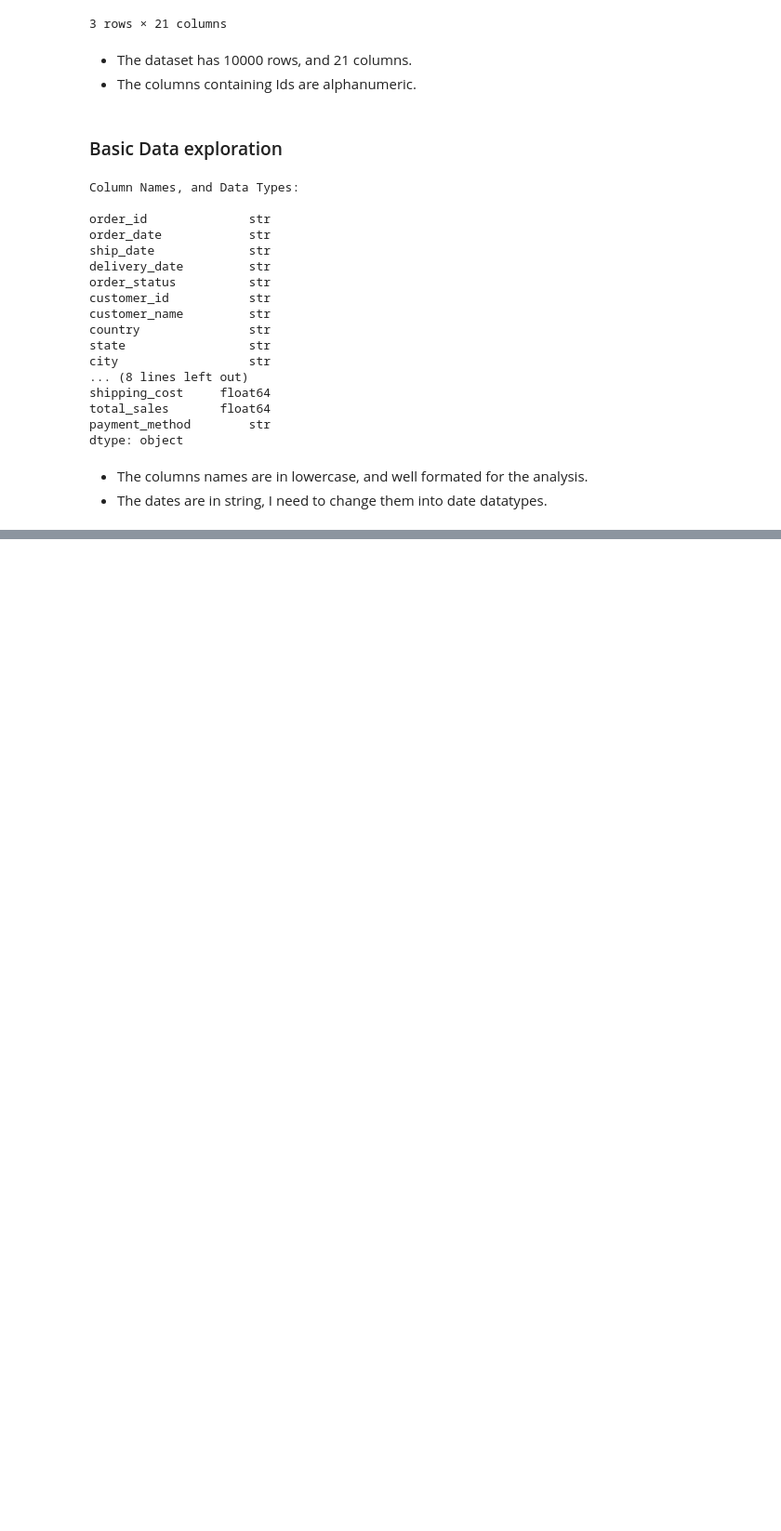
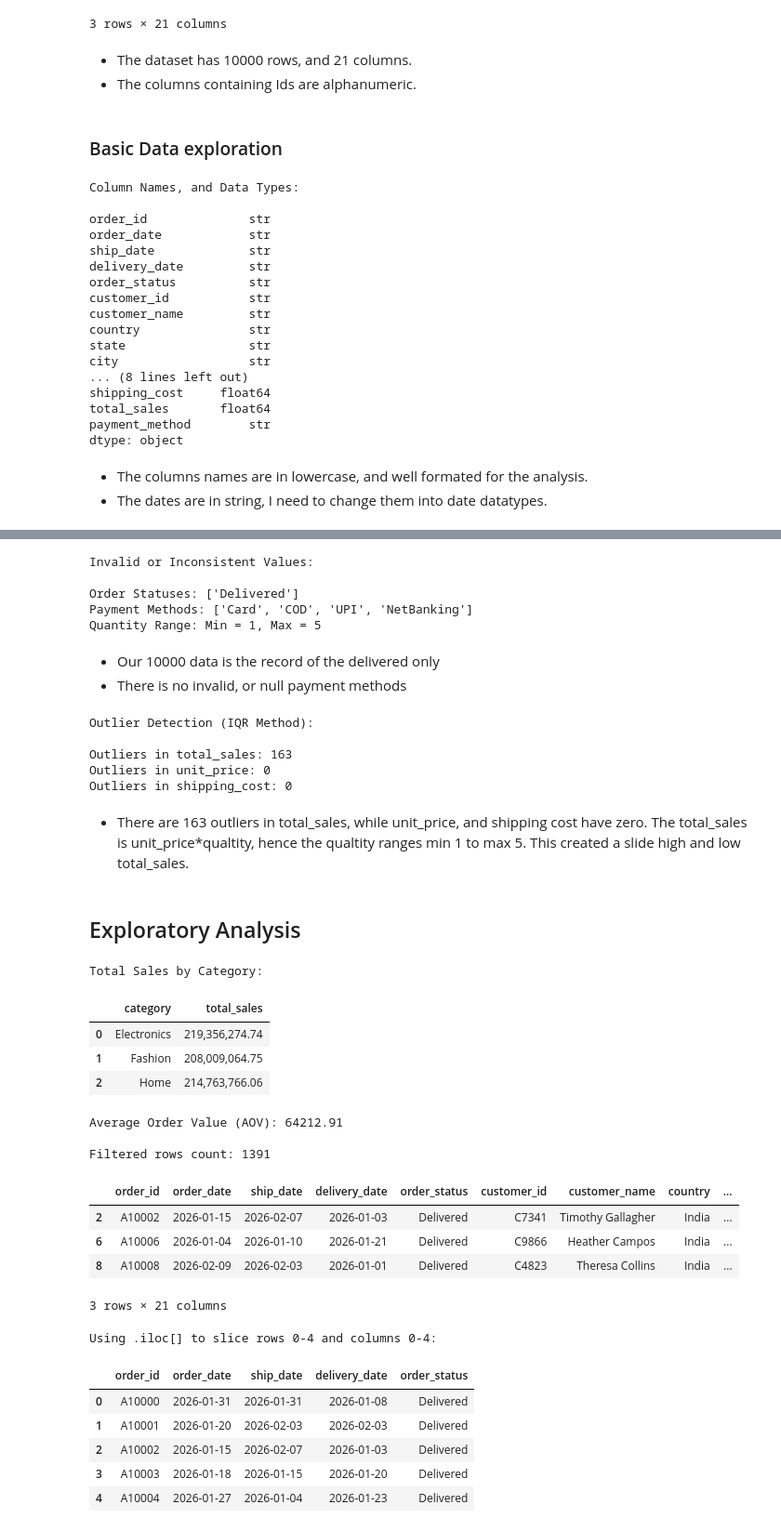
Before and after one commit to DineshKarki10/ecommerce-etl-pipeline, a Jupyter notebook: notebooks/etl_pipeline.ipynb, the cells around one changed output, grey strips where cells are left out. Shown at 93% size. Saved outputs shown, nothing was run; the diff lists cells and outputs as text; code cells hidden in the pictures; blank space fills up the shorter version.

```diff
--- a/notebooks/etl_pipeline.ipynb
+++ b/notebooks/etl_pipeline.ipynb
@@ -57,0 +105,72 @@ dtype: object
+# %%
+print("Invalid or Inconsistent Values:\n")
+print(f"Order Statuses: {df['order_status'].unique().tolist()}")
+print(f"Payment Methods: {df['payment_method'].unique().tolist()}")
+print(f"Quantity Range: Min = {df['quantity'].min()}, Max = {df['quantity'].max()}")
+# %% [output]
+Invalid or Inconsistent Values:
+
+Order Statuses: ['Delivered']
+Payment Methods: ['Card', 'COD', 'UPI', 'NetBanking']
+Quantity Range: Min = 1, Max = 5
+# %% [markdown]
+- Our 10000 data is the record of the delivered only
+- There is no invalid, or null payment methods
+# %%
+print("Outlier Detection (IQR Method): \n")
+for col in ['total_sales', 'unit_price', 'shipping_cost']:
+    Q1 = df[col].quantile(0.25)
+    Q3 = df[col].quantile(0.75)
+    IQR = Q3 - Q1
+    outlier_count = ((df[col] < (Q1 - 1.5 * IQR)) | (df[col] > (Q3 + 1.5 * IQR))).sum()
+    print(f"Outliers in {col}: {outlier_count}")
+# %% [output]
+Outlier Detection (IQR Method):
+
+Outliers in total_sales: 163
+Outliers in unit_price: 0
+Outliers in shipping_cost: 0
+# %% [markdown]
+- There are 163 outliers in total_sales, while unit_price, and shipping cost have zero. The total_sales is unit_price*qualtity, hence the qualtity ranges min 1 to max 5. This created a slide high and low total_sales.
+# %% [markdown]
+## Exploratory Analysis
+# %%
+# Sales by category
+category_sales = df.groupby('category')['total_sales'].sum().apply('{:,.2f}'.format).reset_index()
+print("\nTotal Sales by Category:")
+display(category_sales)
+
+# Average order value
+aov = df['total_sales'].mean()
+print(f"\nAverage Order Value (AOV): {aov:.2f} \n")
+
+# Filtering rows based on specific conditions ( Electronics category with high quantity)
+filtered_sales = df[(df['category'] == 'Electronics') & (df['quantity'] >= 4)]
+print(f"Filtered rows count: {filtered_sales.shape[0]}")
+display(filtered_sales.head(3))
+
+# Using .iloc[] for positional slicing; selecting specific rows 0 to 4 and columns 0 to 5
+subset_iloc = df.iloc[0:5, 0:5]
+print("\nUsing .iloc[] to slice rows 0-4 and columns 0-4:")
+display(subset_iloc)
+# %% [output]
+Total Sales by Category:
+|  | category | total_sales |
+| 0 | Electronics | 219,356,274.74 |
+| 1 | Fashion | 208,009,064.75 |
+| 2 | Home | 214,763,766.06 |
+Average Order Value (AOV): 64212.91
+
+Filtered rows count: 1391
+|  | order_id | order_date | ship_date | delivery_date | order_status | customer_id | customer_name | country | ... |
+| 2 | A10002 | 2026-01-15 | 2026-02-07 | 2026-01-03 | Delivered | C7341 | Timothy Gallagher | India | ... |
+| 6 | A10006 | 2026-01-04 | 2026-01-10 | 2026-01-21 | Delivered | C9866 | Heather Campos | India | ... |
+| 8 | A10008 | 2026-02-09 | 2026-02-03 | 2026-01-01 | Delivered | C4823 | Theresa Collins | India | ... |
+3 rows × 21 columns
+Using .iloc[] to slice rows 0-4 and columns 0-4:
+|  | order_id | order_date | ship_date | delivery_date | order_status |
+| 0 | A10000 | 2026-01-31 | 2026-01-31 | 2026-01-08 | Delivered |
+| 1 | A10001 | 2026-01-20 | 2026-02-03 | 2026-02-03 | Delivered |
+| 2 | A10002 | 2026-01-15 | 2026-02-07 | 2026-01-03 | Delivered |
+| 3 | A10003 | 2026-01-18 | 2026-01-15 | 2026-01-20 | Delivered |
+| 4 | A10004 | 2026-01-27 | 2026-01-04 | 2026-01-23 | Delivered |
```
Also changed, not shown: parts of 13 cells of this notebook.
